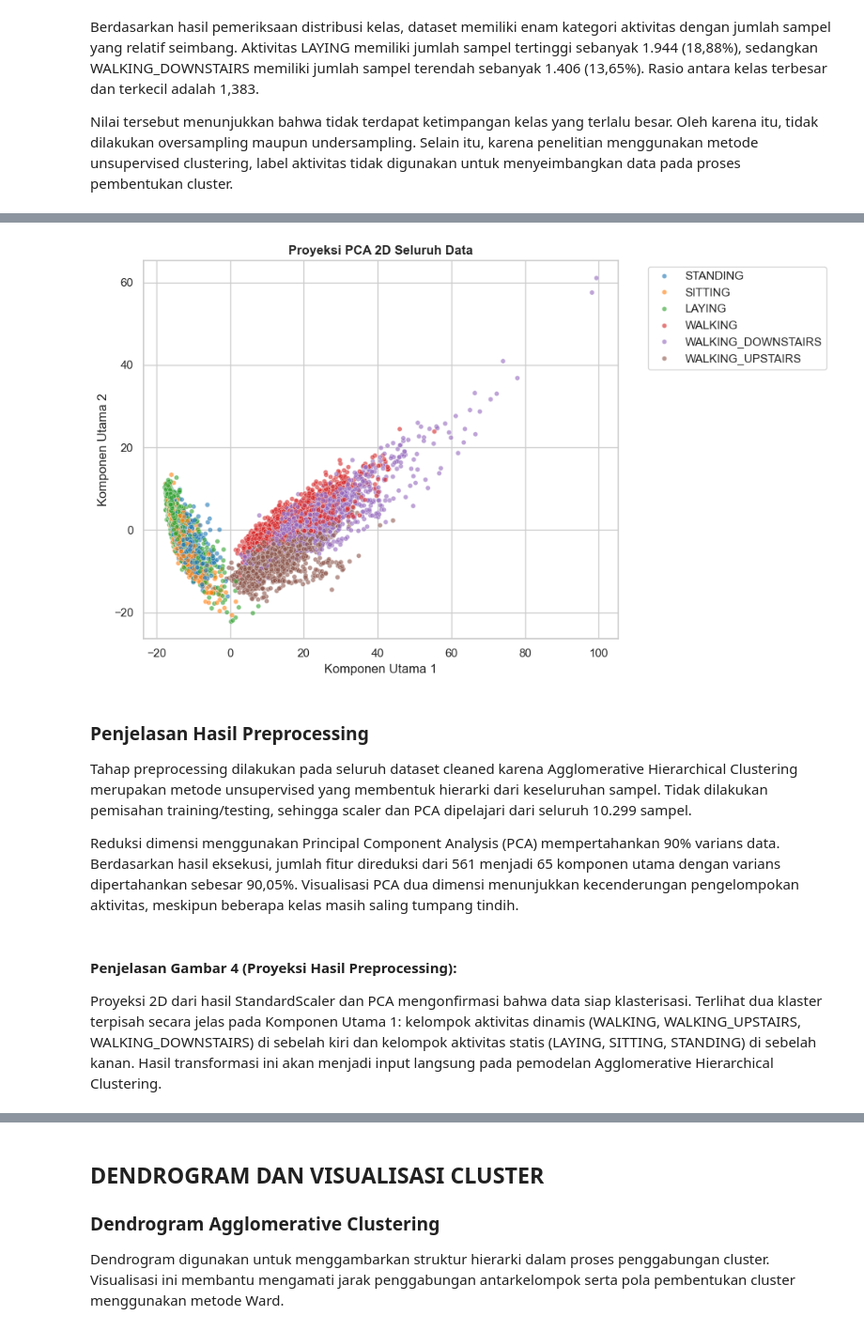
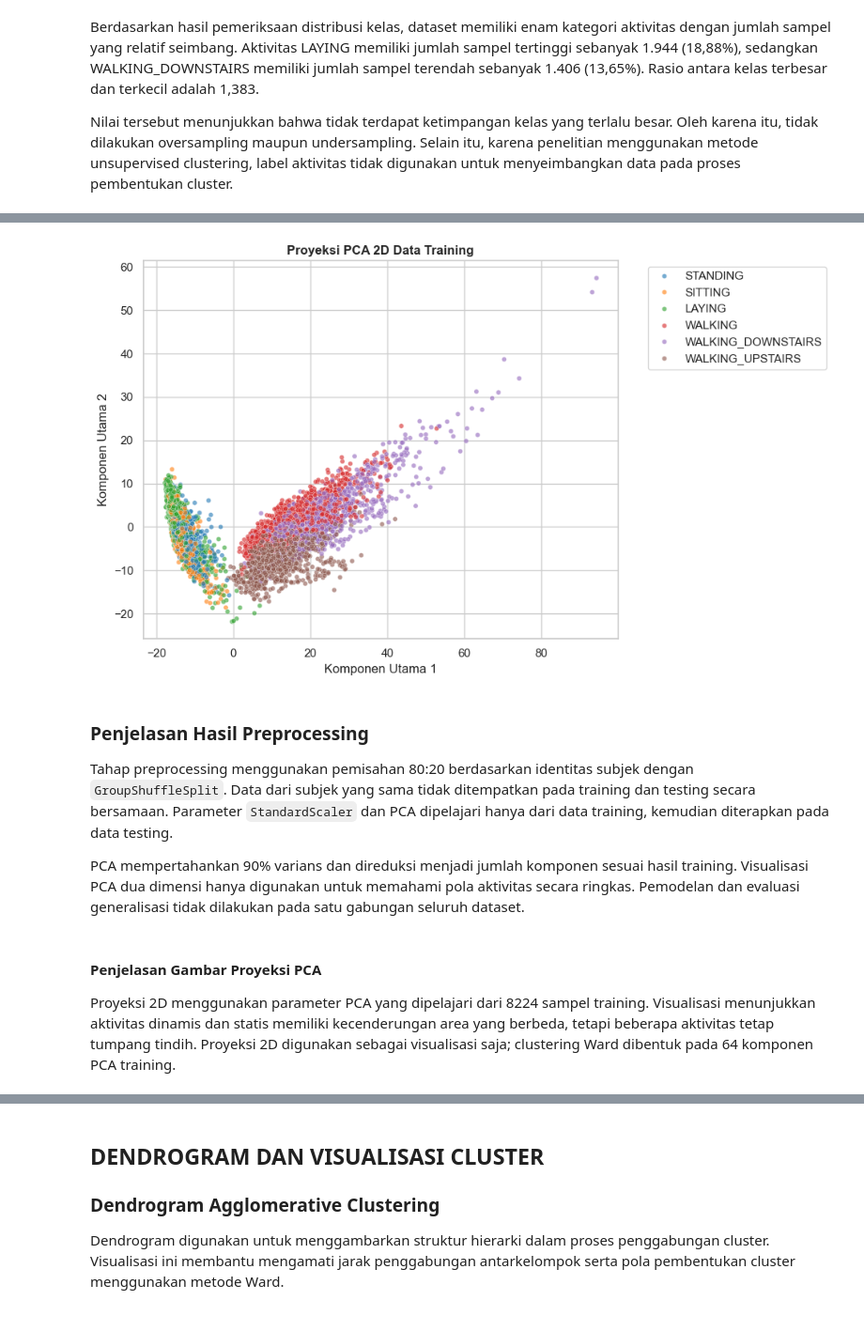
Before and after one commit to KLVA147/10_DS-IF-A_DC-Cakung, a Jupyter notebook: Main.ipynb, the cells around one changed output, grey strips where cells are left out. Shown at 94% size. Drawn from its saved outputs; the diff is of its cells as text; code cells hidden in the pictures.

```diff
--- a/Main.ipynb
+++ b/Main.ipynb
@@ -988,49 +992,68 @@ Berdasarkan hasil pemeriksaan distribusi kelas, dataset memiliki enam kategori a
 Nilai tersebut menunjukkan bahwa tidak terdapat ketimpangan kelas yang terlalu besar. Oleh karena itu, tidak dilakukan oversampling maupun undersampling. Selain itu, karena penelitian menggunakan metode unsupervised clustering, label aktivitas tidak digunakan untuk menyeimbangkan data pada proses pembentukan cluster.
 # %%
 print("=" * 60)
-print("PREPROCESSING AGGLOMERATIVE HIERARCHICAL CLUSTERING")
+print("PREPROCESSING DAN PEMBAGIAN SUBJEK")
 print("=" * 60)
 
-# 1. MEMISAHKAN FITUR DAN METADATA
 X_full = df_cleaned[column_names].values
 y_full = df_cleaned['Activity'].values
 subjects_full = df_cleaned['Subject'].values
 
 print("\nUkuran matriks fitur:", X_full.shape)
 
-# 2. STANDARDIZATION PADA SELURUH DATA
+splitter = GroupShuffleSplit(
+    n_splits=1,
+    test_size=0.20,
+    random_state=42
+)
+
+train_idx, test_idx = next(
+    splitter.split(X_full, y_full, groups=subjects_full)
+)
+
+X_train = X_full[train_idx]
+X_test = X_full[test_idx]
+y_train = y_full[train_idx]
+y_test = y_full[test_idx]
+subject_train = subjects_full[train_idx]
+subject_test = subjects_full[test_idx]
+
+print("\n=== PEMBAGIAN BERDASARKAN SUBJEK ===")
+print("Jumlah data training:", len(X_train))
+print("Jumlah data testing:", len(X_test))
+print("Subjek training:", np.unique(subject_train))
+print("Subjek testing:", np.unique(subject_test))
+print("Tidak ada subjek overlap:", set(subject_train).isdisjoint(set(subject_test)))
+
 scaler_full = StandardScaler()
-X_full_scaled = scaler_full.fit_transform(X_full)
+X_train_scaled = scaler_full.fit_transform(X_train)
+X_test_scaled = scaler_full.transform(X_test)
 
 print("\n=== HASIL SCALING ===")
-print("Seluruh data:", X_full_scaled.shape)
+print("Training:", X_train_scaled.shape)
+print("Testing:", X_test_scaled.shape)
 
-# 3. PCA DENGAN 90% VARIANS
 pca_full = PCA(n_components=0.90, random_state=42)
-X_full_pca = pca_full.fit_transform(X_full_scaled)
-
-X_pca = X_full_pca
+X_train_pca = pca_full.fit_transform(X_train_scaled)
+X_test_pca = pca_full.transform(X_test_scaled)
+X_pca = X_train_pca
 
 print("\n=== HASIL PCA ===")
-print("Jumlah fitur awal :", X_full.shape[1])
-print("Jumlah komponen PCA:", X_full_pca.shape[1])
+print("Jumlah fitur awal:", X_train.shape[1])
+print("Jumlah komponen PCA:", X_train_pca.shape[1])
 print("Varians dipertahankan:",
       f"{sum(pca_full.explained_variance_ratio_) * 100:.2f}%")
-print("Ukuran PCA seluruh data:", X_full_pca.shape)
 
-# 4. VISUALISASI PCA 2D
 pca_2d_full = PCA(n_components=2, random_state=42)
-X_full_2d = pca_2d_full.fit_transform(X_full_scaled)
+X_full_2d = pca_2d_full.fit_transform(X_train_scaled)
 
 df_pca_vis = pd.DataFrame(
     X_full_2d,
     columns=['PCA_Component_1', 'PCA_Component_2']
 )
-
-df_pca_vis['Activity'] = y_full
+df_pca_vis['Activity'] = y_train
 
 plt.figure(figsize=(10, 6))
-
 sns.scatterplot(
     data=df_pca_vis,
     x='PCA_Component_1',
@@ -1040,13 +1063,7 @@ sns.scatterplot(
     alpha=0.6,
     s=20
 )
-
-plt.title(
-    "Proyeksi PCA 2D Seluruh Data",
-    fontsize=12,
-    fontweight='bold'
-)
-
+plt.title("Proyeksi PCA 2D Data Training", fontsize=12, fontweight='bold')
 plt.xlabel("Komponen Utama 1")
 plt.ylabel("Komponen Utama 2")
 plt.legend(bbox_to_anchor=(1.05, 1), loc='upper left')
@@ -1070,13 +1090,13 @@ Ukuran PCA seluruh data: (10299, 65)
-[figure, old version]
+[figure, new version]
 # %% [markdown]
 ### Penjelasan Hasil Preprocessing
 
-Tahap preprocessing dilakukan pada seluruh dataset cleaned karena Agglomerative Hierarchical Clustering merupakan metode unsupervised yang membentuk hierarki dari keseluruhan sampel. Tidak dilakukan pemisahan training/testing, sehingga scaler dan PCA dipelajari dari seluruh 10.299 sampel.
+Tahap preprocessing menggunakan pemisahan 80:20 berdasarkan identitas subjek dengan `GroupShuffleSplit`. Data dari subjek yang sama tidak ditempatkan pada training dan testing secara bersamaan. Parameter `StandardScaler` dan PCA dipelajari hanya dari data training, kemudian diterapkan pada data testing.
 
-Reduksi dimensi menggunakan Principal Component Analysis (PCA) mempertahankan 90% varians data. Berdasarkan hasil eksekusi, jumlah fitur direduksi dari 561 menjadi 65 komponen utama dengan varians dipertahankan sebesar 90,05%. Visualisasi PCA dua dimensi menunjukkan kecenderungan pengelompokan aktivitas, meskipun beberapa kelas masih saling tumpang tindih.
+PCA mempertahankan 90% varians dan direduksi menjadi jumlah komponen sesuai hasil training. Visualisasi PCA dua dimensi hanya digunakan untuk memahami pola aktivitas secara ringkas. Pemodelan dan evaluasi generalisasi tidak dilakukan pada satu gabungan seluruh dataset.
 # %% [markdown]
-#### Penjelasan Gambar 4 (Proyeksi Hasil Preprocessing):
-Proyeksi 2D dari hasil StandardScaler dan PCA mengonfirmasi bahwa data siap klasterisasi.
-Terlihat dua klaster terpisah secara jelas pada Komponen Utama 1: kelompok aktivitas dinamis (WALKING, WALKING_UPSTAIRS, WALKING_DOWNSTAIRS) di sebelah kiri dan kelompok aktivitas statis (LAYING, SITTING, STANDING) di sebelah kanan. Hasil transformasi ini akan menjadi input langsung pada pemodelan Agglomerative Hierarchical Clustering.
+#### Penjelasan Gambar Proyeksi PCA
+
+Proyeksi 2D menggunakan parameter PCA yang dipelajari dari 8224 sampel training. Visualisasi menunjukkan aktivitas dinamis dan statis memiliki kecenderungan area yang berbeda, tetapi beberapa aktivitas tetap tumpang tindih. Proyeksi 2D digunakan sebagai visualisasi saja; clustering Ward dibentuk pada 64 komponen PCA training.
 # %% [markdown]
 #### Penjelasan Feature Selection & Dimensionality Reduction
```
Also changed, not shown: parts of 30 cells of this notebook.
